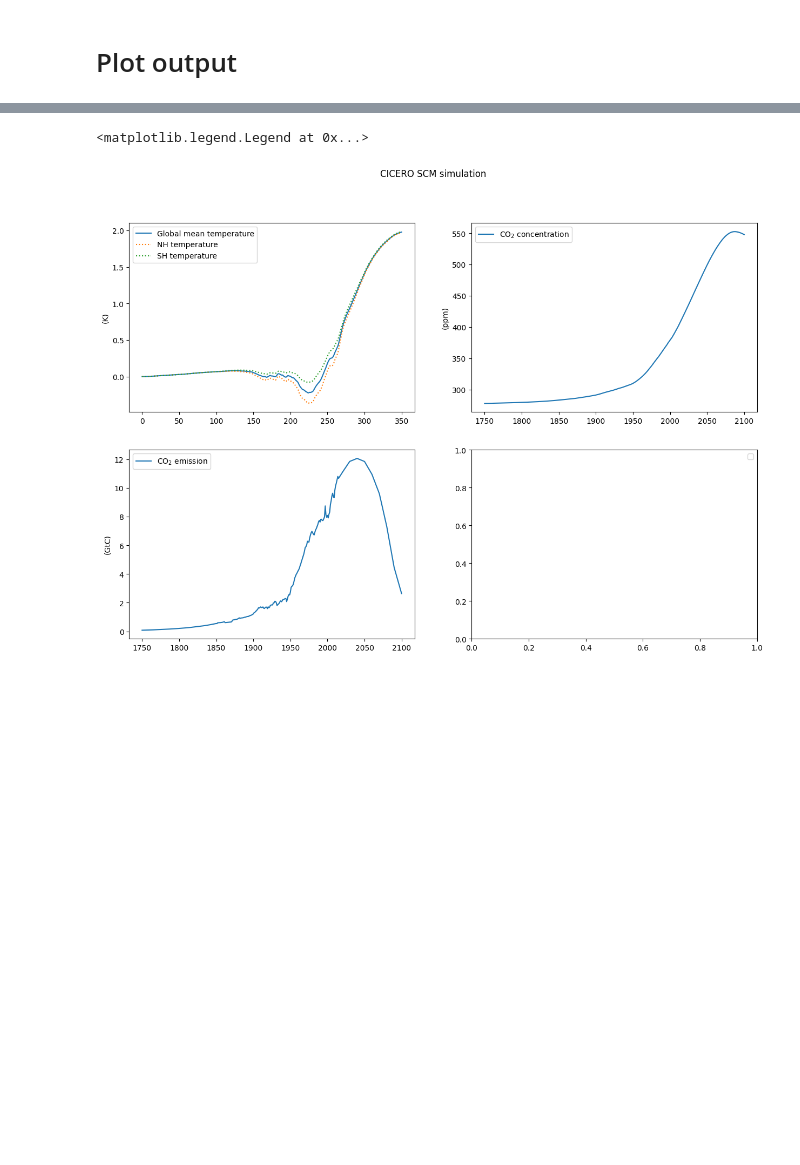
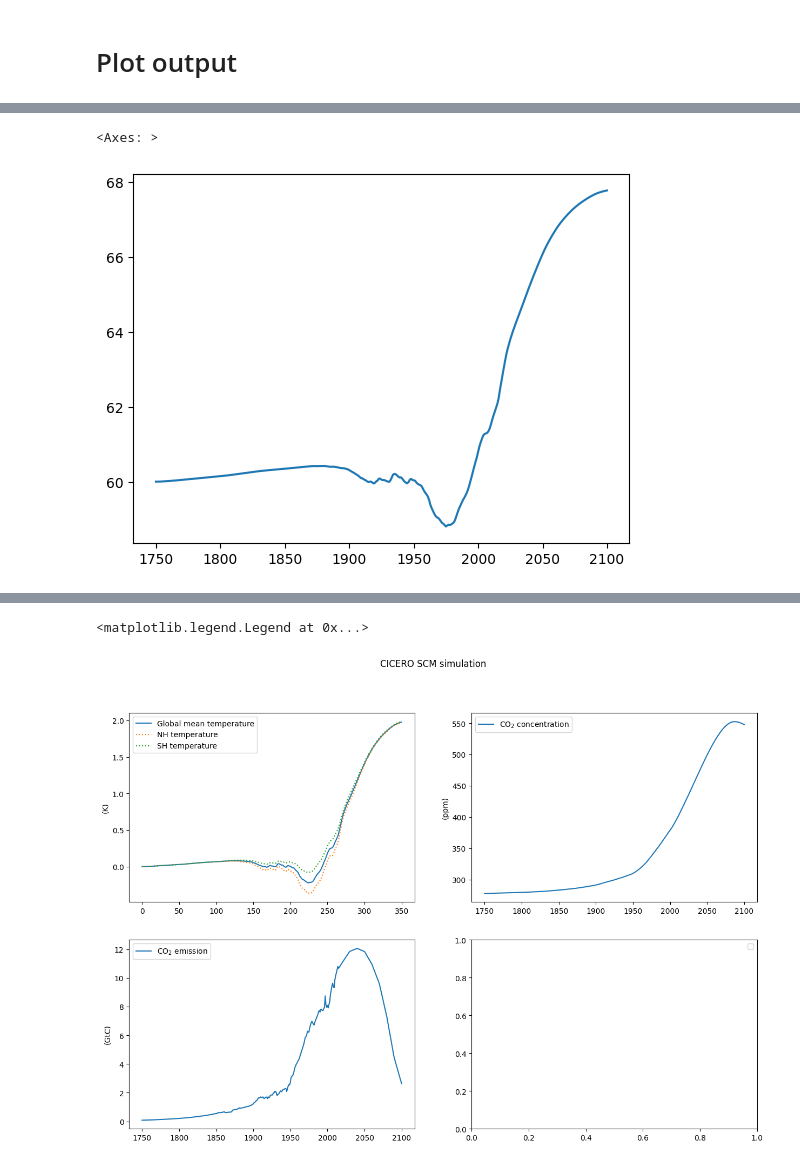
Before and after one commit to ciceroOslo/ciceroscm, a Jupyter notebook: notebooks/CSCM_example_directinput.ipynb, the cells around one changed output, grey strips where cells are left out. Saved outputs shown, nothing was run; the diff lists cells and outputs as text; code cells hidden in the pictures; blank space fills up the shorter version.

```diff
--- a/notebooks/CSCM_example_directinput.ipynb
+++ b/notebooks/CSCM_example_directinput.ipynb
@@ -195,0 +201,5 @@ df_temp['carbon cycle']
+# %%
+df_temp['carbon cycle']['Net Primary Production'].plot()
+# %% [output]
+<Axes: >
+[figure, added]
```
Also changed, not shown: parts of 5 cells of this notebook, 1 other file.
